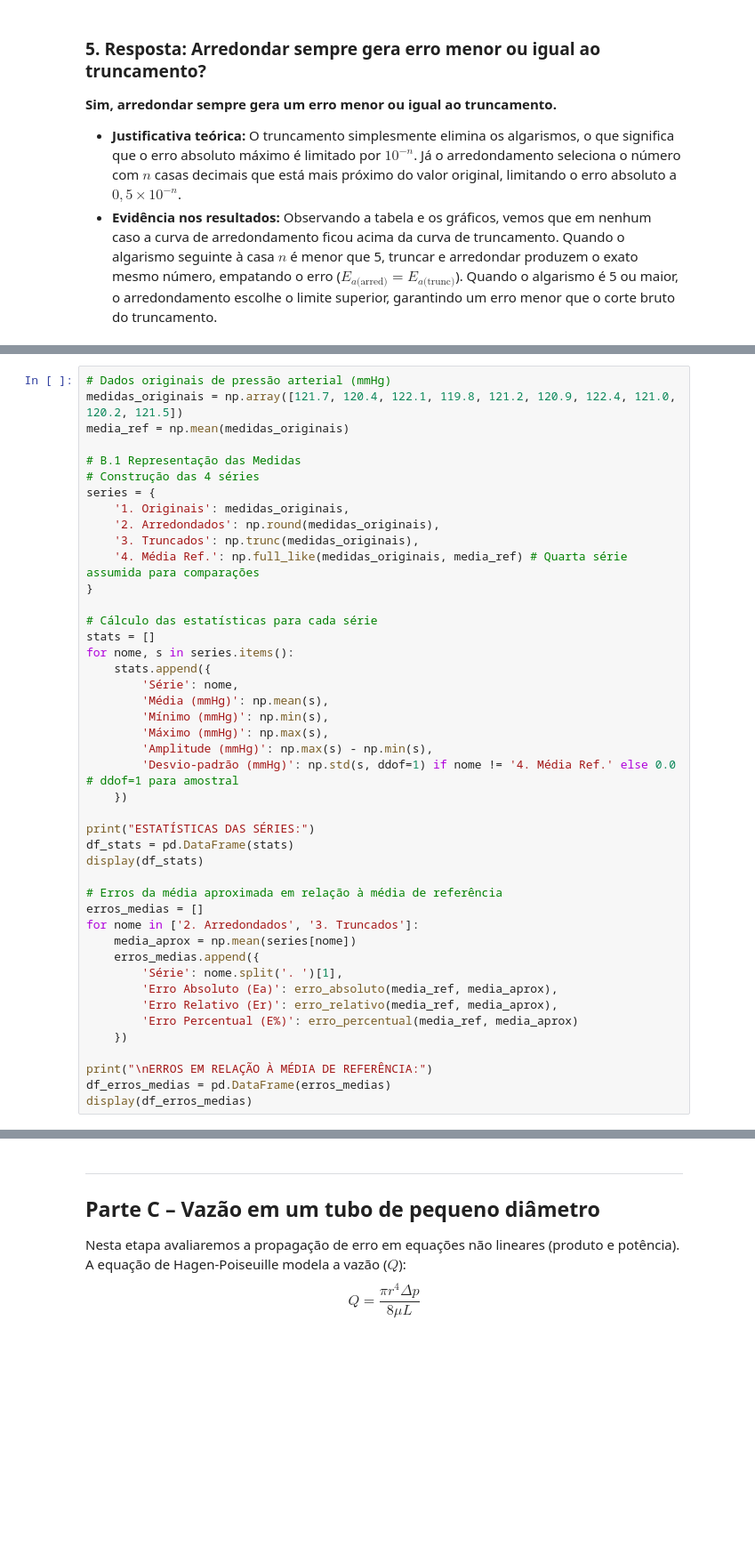
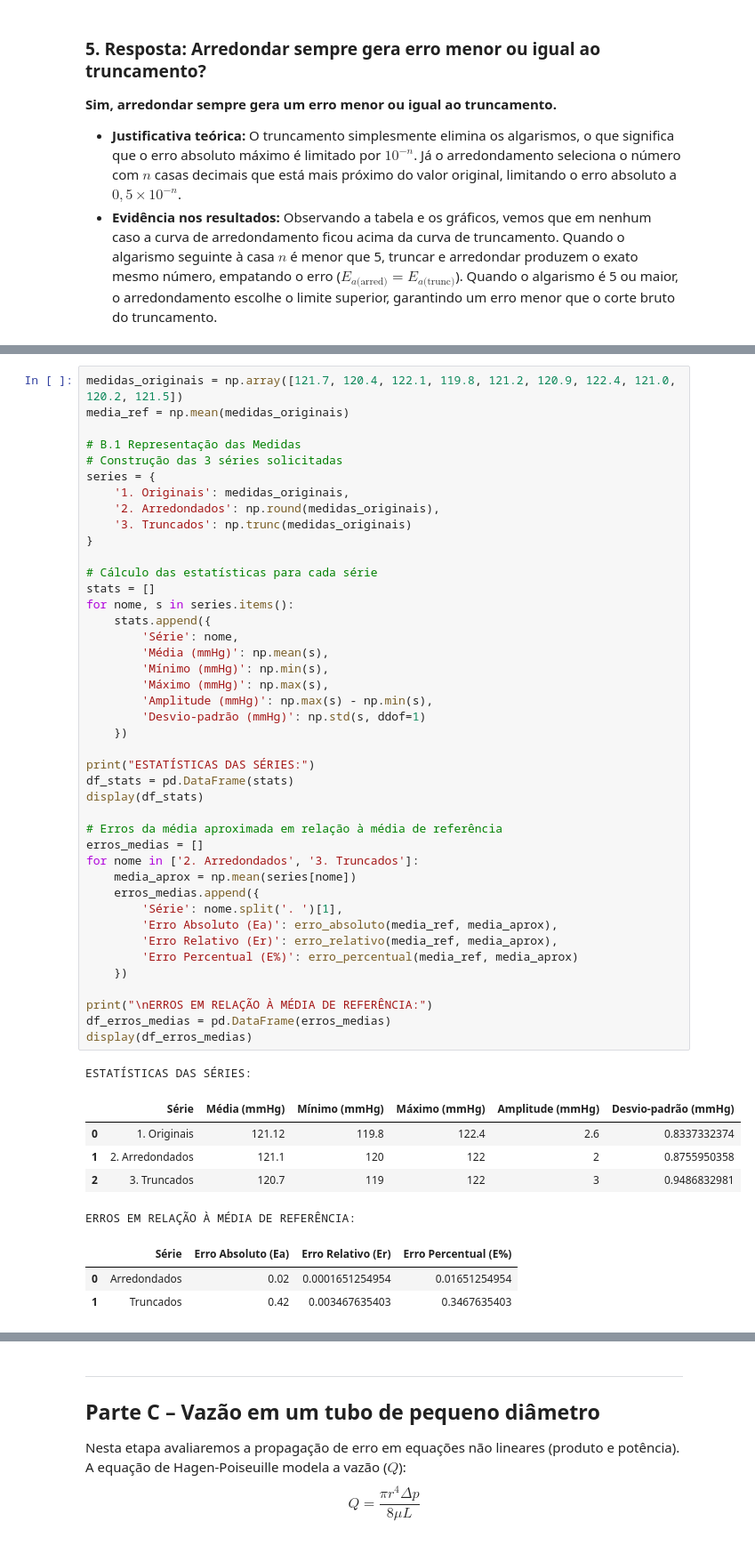
Before and after one commit to brenoprato/calculo-numerico, a Jupyter notebook: atividades/atv_1/resolucao.ipynb, the cells around one changed output, grey strips where cells are left out. Shown at 89% size. Saved outputs shown, nothing was run; the diff lists cells and outputs as text; blank space fills up the shorter version.

```diff
--- a/atividades/atv_1/resolucao.ipynb
+++ b/atividades/atv_1/resolucao.ipynb
@@ -139,47 +155,55 @@ Nesta seção, analisamos como a precisão de um conjunto de dados afeta a sua r
 # %%
-# Dados originais de pressão arterial (mmHg)
 medidas_originais = np.array([121.7, 120.4, 122.1, 119.8, 121.2, 120.9, 122.4, 121.0, 120.2, 121.5])
 media_ref = np.mean(medidas_originais)
 
 # B.1 Representação das Medidas
-# Construção das 4 séries
+# Construção das 3 séries solicitadas
 series = {
     '1. Originais': medidas_originais,
     '2. Arredondados': np.round(medidas_originais),
-    '3. Truncados': np.trunc(medidas_originais),
-    '4. Média Ref.': np.full_like(medidas_originais, media_ref) # Quarta série assumida para comparações
+    '3. Truncados': np.trunc(medidas_originais)
 }
 
 # Cálculo das estatísticas para cada série
 stats = []
 for nome, s in series.items():
     stats.append({
         'Série': nome,
         'Média (mmHg)': np.mean(s),
         'Mínimo (mmHg)': np.min(s),
         'Máximo (mmHg)': np.max(s),
         'Amplitude (mmHg)': np.max(s) - np.min(s),
-        'Desvio-padrão (mmHg)': np.std(s, ddof=1) if nome != '4. Média Ref.' else 0.0 # ddof=1 para amostral
+        'Desvio-padrão (mmHg)': np.std(s, ddof=1)
     })
 
 print("ESTATÍSTICAS DAS SÉRIES:")
 df_stats = pd.DataFrame(stats)
 display(df_stats)
 
 # Erros da média aproximada em relação à média de referência
 erros_medias = []
 for nome in ['2. Arredondados', '3. Truncados']:
     media_aprox = np.mean(series[nome])
     erros_medias.append({
         'Série': nome.split('. ')[1],
         'Erro Absoluto (Ea)': erro_absoluto(media_ref, media_aprox),
         'Erro Relativo (Er)': erro_relativo(media_ref, media_aprox),
         'Erro Percentual (E%)': erro_percentual(media_ref, media_aprox)
     })
 
 print("\nERROS EM RELAÇÃO À MÉDIA DE REFERÊNCIA:")
 df_erros_medias = pd.DataFrame(erros_medias)
 display(df_erros_medias)
+# %% [output]
+ESTATÍSTICAS DAS SÉRIES:
+|  | Série | Média (mmHg) | Mínimo (mmHg) | Máximo (mmHg) | Amplitude (mmHg) | Desvio-padrão (mmHg) |
+| 0 | 1. Originais | 121.12 | 119.8 | 122.4 | 2.6 | 0.8337332374 |
+| 1 | 2. Arredondados | 121.1 | 120 | 122 | 2 | 0.8755950358 |
+| 2 | 3. Truncados | 120.7 | 119 | 122 | 3 | 0.9486832981 |
+ERROS EM RELAÇÃO À MÉDIA DE REFERÊNCIA:
+|  | Série | Erro Absoluto (Ea) | Erro Relativo (Er) | Erro Percentual (E%) |
+| 0 | Arredondados | 0.02 | 0.0001651254954 | 0.01651254954 |
+| 1 | Truncados | 0.42 | 0.003467635403 | 0.3467635403 |
 # %%
 # B.2 Gráficos Obrigatórios
 fig, axs = plt.subplots(2, 2, figsize=(16, 12))
```
Also changed, not shown: parts of 12 cells of this notebook.
